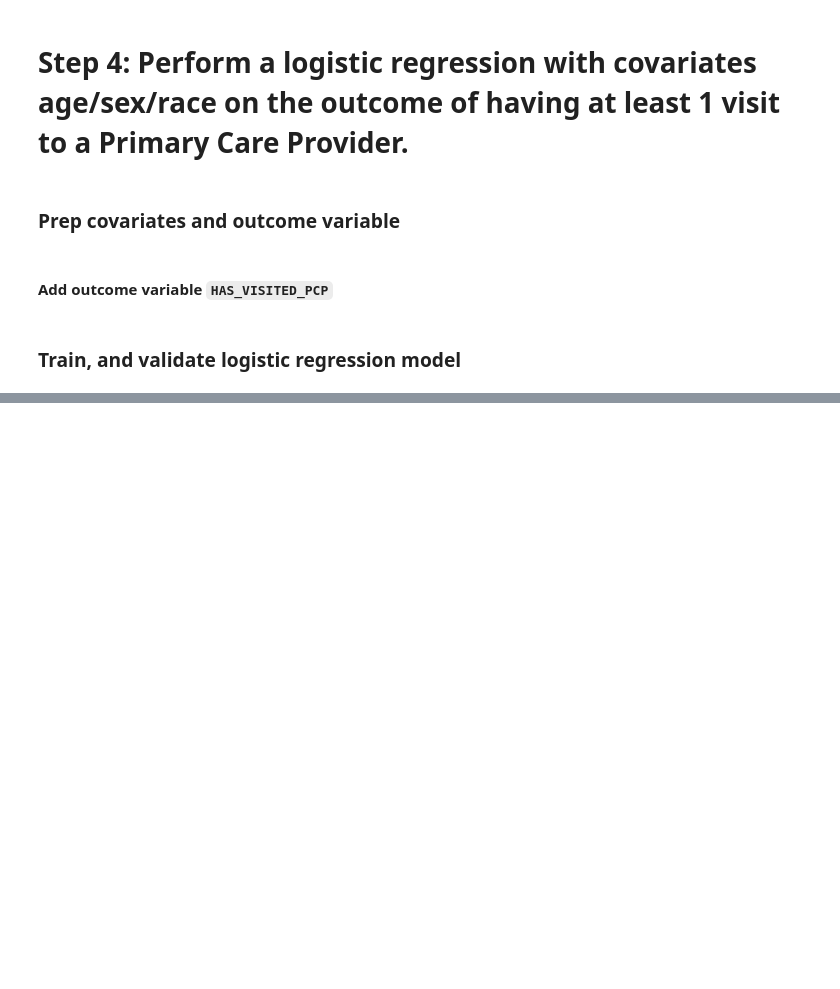
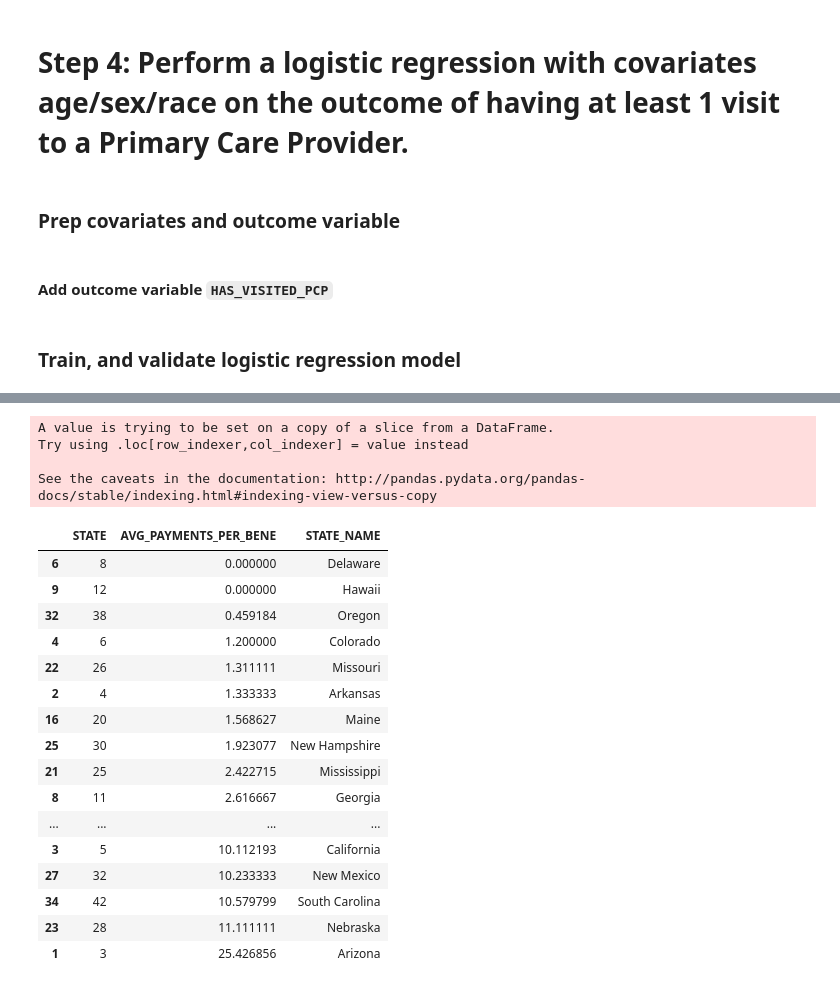
Before and after one commit to davidnmora/dac-assessment, a Jupyter notebook: David Mora's DAC Assessment response .ipynb, the cells around one changed output, grey strips where cells are left out. Cells and saved outputs as stored; diff of their text form; code cells hidden in the pictures; blank space fills up the shorter version.

```diff
--- a/David Mora's DAC Assessment response .ipynb
+++ b/David Mora's DAC Assessment response .ipynb
@@ -367,0 +478,27 @@ coef_dict
+# %%
+result = avg_by_state[['STATE', 'AVG_PAYMENTS_PER_BENE']]
+result['STATE_NAME'] = avg_by_state.STATE.apply(lambda code: states_ordered_by_code[code - 1])
+result = result.sort_values('AVG_PAYMENTS_PER_BENE')
+result
+# %% [output]
+A value is trying to be set on a copy of a slice from a DataFrame.
+Try using .loc[row_indexer,col_indexer] = value instead
+
+See the caveats in the documentation: http://pandas.pydata.org/pandas-docs/stable/indexing.html#indexing-view-versus-copy
+|  | STATE | AVG_PAYMENTS_PER_BENE | STATE_NAME |
+| 6 | 8 | 0.000000 | Delaware |
+| 9 | 12 | 0.000000 | Hawaii |
+| 32 | 38 | 0.459184 | Oregon |
+| 4 | 6 | 1.200000 | Colorado |
+| 22 | 26 | 1.311111 | Missouri |
+| 2 | 4 | 1.333333 | Arkansas |
+| 16 | 20 | 1.568627 | Maine |
+| 25 | 30 | 1.923077 | New Hampshire |
+| 21 | 25 | 2.422715 | Mississippi |
+| 8 | 11 | 2.616667 | Georgia |
+| ... | ... | ... | ... |
+| 3 | 5 | 10.112193 | California |
+| 27 | 32 | 10.233333 | New Mexico |
+| 34 | 42 | 10.579799 | South Carolina |
+| 23 | 28 | 11.111111 | Nebraska |
+| 1 | 3 | 25.426856 | Arizona |
```
Also changed, not shown: parts of 12 cells of this notebook.
